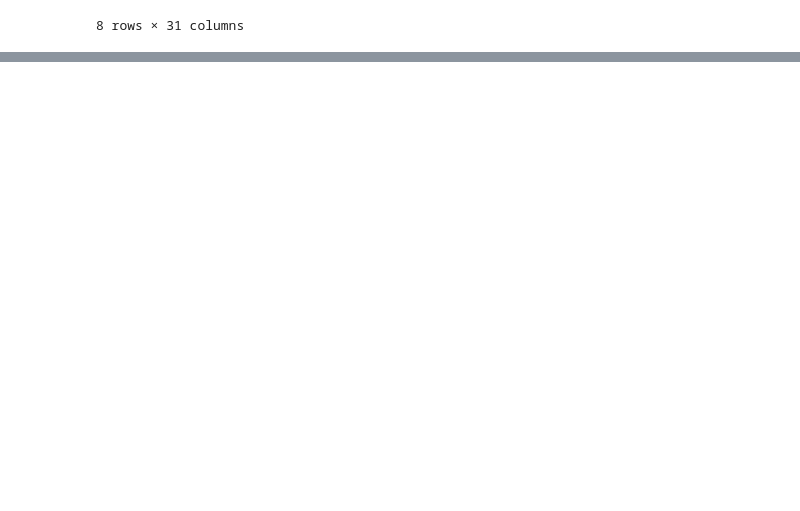
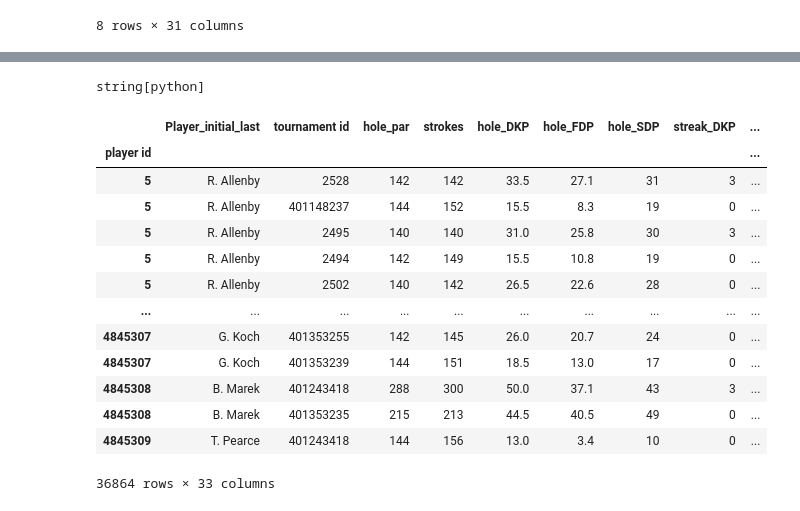
Before and after one commit to darkmillon/UCDPA_Mark_Dillon, a Jupyter notebook: UCAPA_MarkDillon.ipynb, the cells around one changed output, grey strips where cells are left out. Saved outputs shown, nothing was run; the diff lists cells and outputs as text; code cells hidden in the pictures; blank space fills up the shorter version.

Commit message:
Add files via upload
2nd Commit with checking and cleaning data completed

```diff
--- a/UCAPA_MarkDillon.ipynb
+++ b/UCAPA_MarkDillon.ipynb
@@ -124,0 +152,8 @@ golf_stats.describe()
+# %%
+#Relacing null values by column
+golf_stats['pos'] = golf_stats['pos'].fillna(0)
+golf_stats['sg_putt'] = golf_stats['sg_putt'].fillna(0)
+# %%
+#Replacing all null columns in dataframe at once, when happy we can
+golf_stats.fillna(value = 0,
+          inplace = True)
@@ -124,0 +202,29 @@ golf_stats.describe()
+# %%
+#Convert datatypes to str format
+golf_stats['tournament name'] = golf_stats['tournament name'].astype('string')
+golf_stats['player'] = golf_stats['player'].astype('string')
+# %%
+golf_stats["tournament name"].dtypes
+# %% [output]
+string[python]
+# %%
+#Set index of dataframe to Player ID column
+golf_stats.set_index('player id', inplace=True)
+# %%
+#Sort by index to check
+golf_stats.sort_index()
+# %% [output]
+|  | Player_initial_last | tournament id | hole_par | strokes | hole_DKP | hole_FDP | hole_SDP | streak_DKP | ... |
+| player id |  |  |  |  |  |  |  |  | ... |
+| 5 | R. Allenby | 2528 | 142 | 142 | 33.5 | 27.1 | 31 | 3 | ... |
+| 5 | R. Allenby | 401148237 | 144 | 152 | 15.5 | 8.3 | 19 | 0 | ... |
+| 5 | R. Allenby | 2495 | 140 | 140 | 31.0 | 25.8 | 30 | 3 | ... |
+| 5 | R. Allenby | 2494 | 142 | 149 | 15.5 | 10.8 | 19 | 0 | ... |
+| 5 | R. Allenby | 2502 | 140 | 142 | 26.5 | 22.6 | 28 | 0 | ... |
+| ... | ... | ... | ... | ... | ... | ... | ... | ... | ... |
+| 4845307 | G. Koch | 401353255 | 142 | 145 | 26.0 | 20.7 | 24 | 0 | ... |
+| 4845307 | G. Koch | 401353239 | 144 | 151 | 18.5 | 13.0 | 17 | 0 | ... |
+| 4845308 | B. Marek | 401243418 | 288 | 300 | 50.0 | 37.1 | 43 | 3 | ... |
+| 4845308 | B. Marek | 401353235 | 215 | 213 | 44.5 | 40.5 | 49 | 0 | ... |
+| 4845309 | T. Pearce | 401243418 | 144 | 156 | 13.0 | 3.4 | 10 | 0 | ... |
+36864 rows × 33 columns
```
Also changed, not shown: parts of 7 cells of this notebook.
